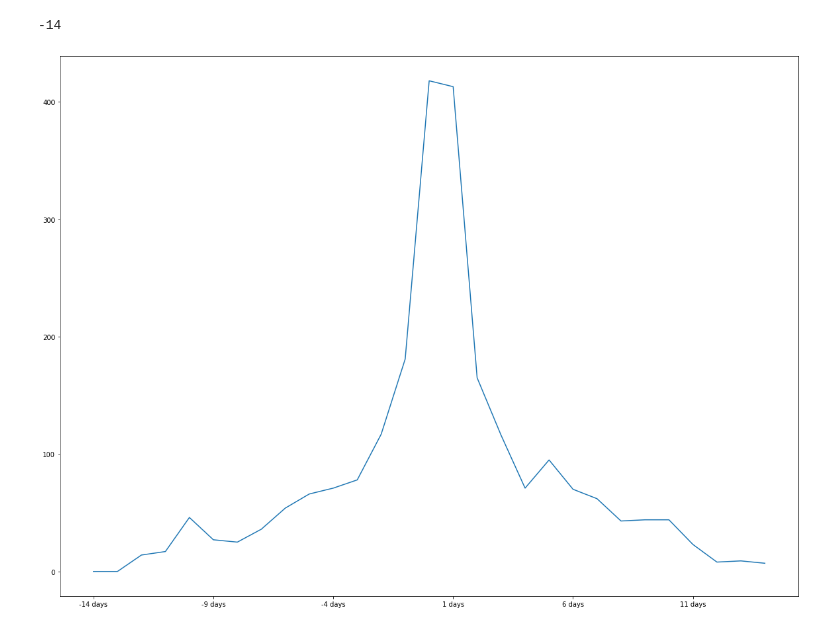
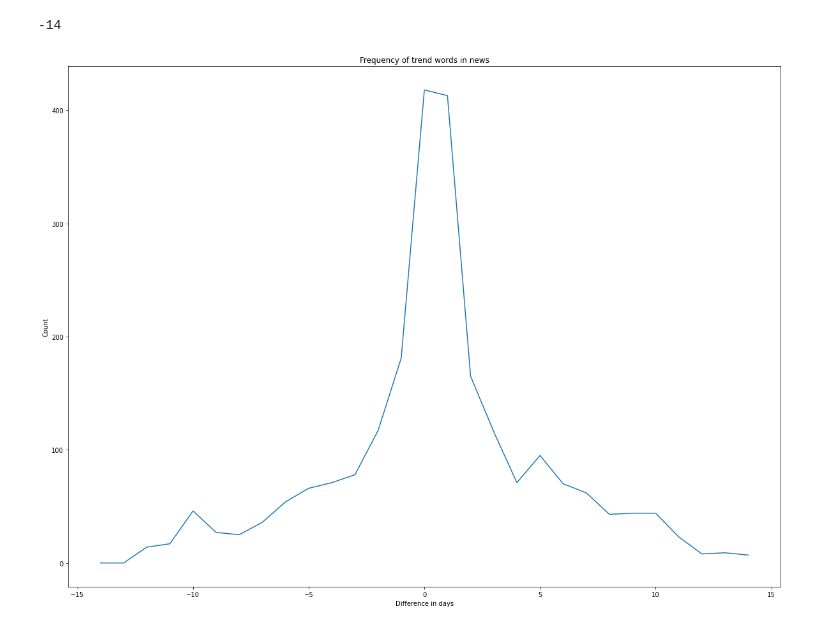
Before and after one commit to realwoobinlee/news-analysis, a Jupyter notebook: 3_measurement_frequency.ipynb, the cells around one changed output. Drawn from its saved outputs; the diff is of its cells as text; code cells hidden in the pictures.

```diff
--- a/3_measurement_frequency.ipynb
+++ b/3_measurement_frequency.ipynb
@@ -148,22 +148,25 @@ days_between("14/06/2021","31/05/2021") # test
 # %%
 import matplotlib.pyplot as plt
 
 dist_freq = pd.Series(
     data=np.zeros(14 * 2 + 1, dtype=int),
-    index=np.array([f'{str(i)} days' for i in range(-14,15)])
+    index=np.array([i for i in range(-14,15)])
 )
 
 for index_trend, row_trend in trends.iterrows():
     for col_date in dates_columns:
         diff_days = days_between(row_trend['date'], col_date)
-        dist_freq_index = f'{str(diff_days)} days'
+        dist_freq_index = diff_days
         dist_freq[dist_freq_index] += row_trend[col_date]
 
 plt.figure(figsize = (20,15))
-dist_freq.plot()
+ax = dist_freq.plot()
+ax.set_title("Frequency of trend words in news")
+ax.set_xlabel("Difference in days")
+ax.set_ylabel("Count")
 plt.savefig('./visualization/plot/frequency.jpg', dpi = 50)
 # %% [output]
-[figure, old version]
+[figure, new version]
 # %%
 dist_freq = dist_freq.to_frame().reset_index()
 dist_freq.columns = ["span", "freq"]
```
Also changed, not shown: 4 other files.
